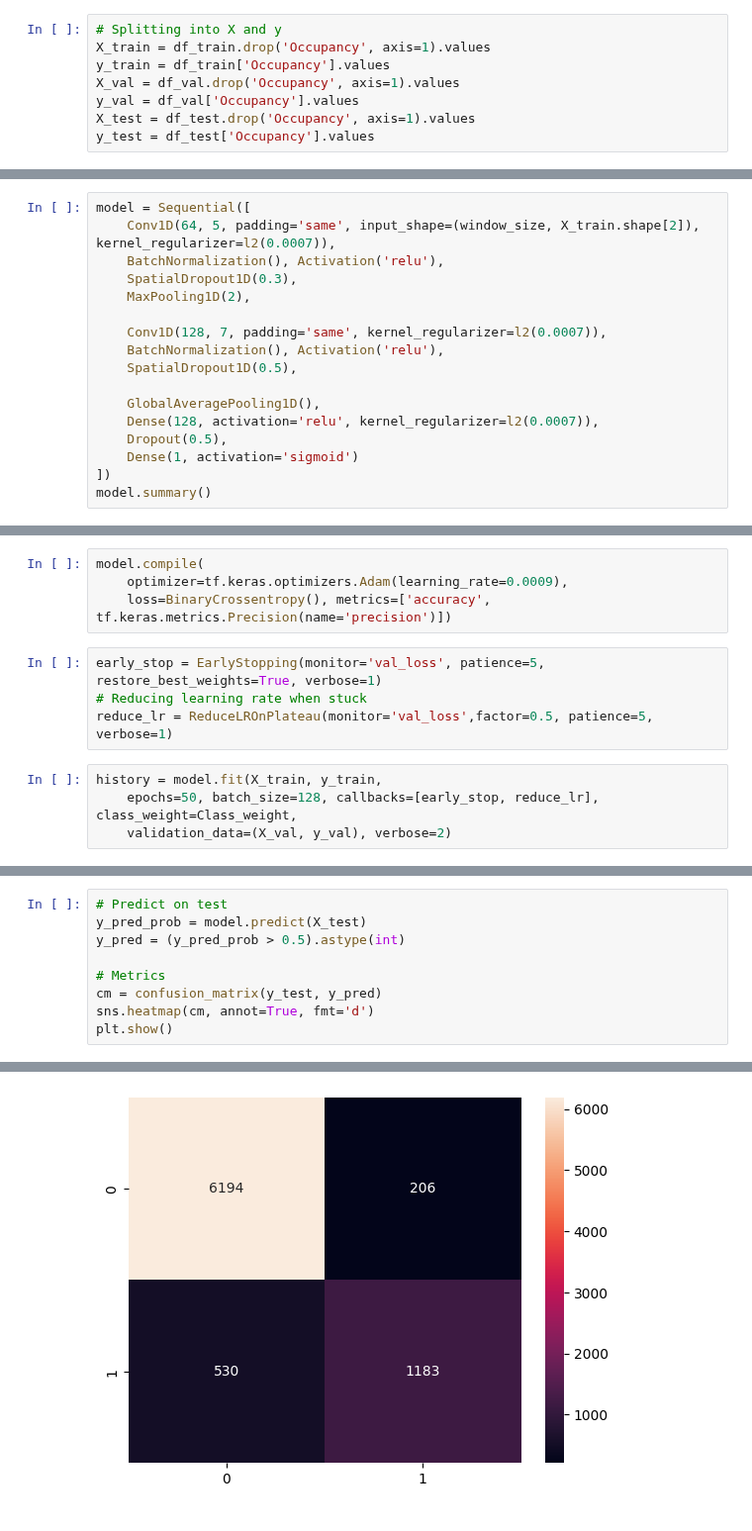
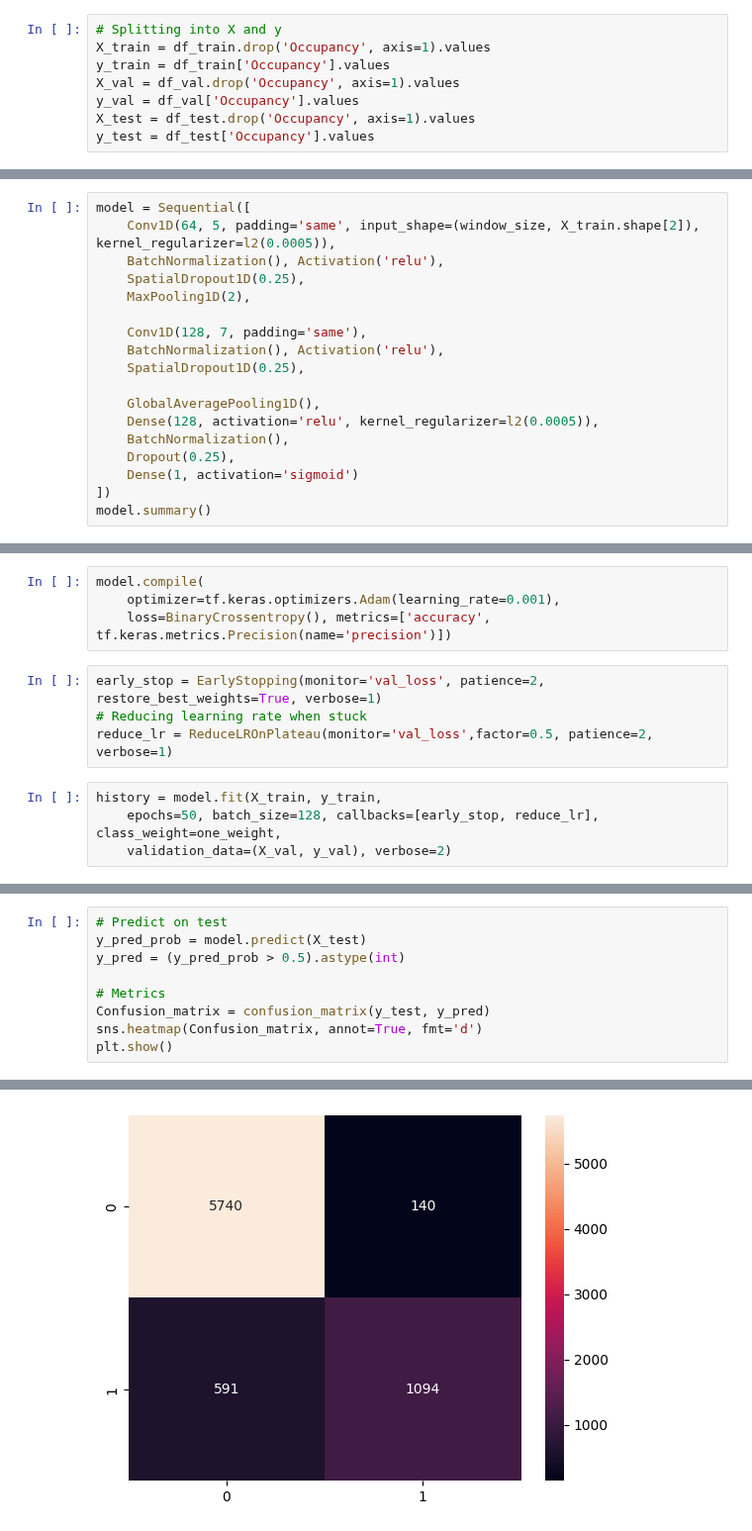
Before and after one commit to Mortti11/Deep_Learning, a Jupyter notebook: CNN_Times_series/tf.keras.ipynb, the cells around one changed output, grey strips where cells are left out. Shown at 99% size. Drawn from its saved outputs; the diff is of its cells as text.

```diff
--- a/CNN_Times_series/tf.keras.ipynb
+++ b/CNN_Times_series/tf.keras.ipynb
@@ -113,17 +151,18 @@ Class_weight
 # %%
 model = Sequential([
-    Conv1D(64, 5, padding='same', input_shape=(window_size, X_train.shape[2]), kernel_regularizer=l2(0.0007)),
+    Conv1D(64, 5, padding='same', input_shape=(window_size, X_train.shape[2]), kernel_regularizer=l2(0.0005)),
     BatchNormalization(), Activation('relu'),
-    SpatialDropout1D(0.3),
+    SpatialDropout1D(0.25),
     MaxPooling1D(2),
 
-    Conv1D(128, 7, padding='same', kernel_regularizer=l2(0.0007)),
+    Conv1D(128, 7, padding='same'),
     BatchNormalization(), Activation('relu'),
-    SpatialDropout1D(0.5),
+    SpatialDropout1D(0.25),
 
     GlobalAveragePooling1D(),
-    Dense(128, activation='relu', kernel_regularizer=l2(0.0007)),
-    Dropout(0.5),
+    Dense(128, activation='relu', kernel_regularizer=l2(0.0005)),
+    BatchNormalization(),
+    Dropout(0.25),
     Dense(1, activation='sigmoid')
 ])
 model.summary()
@@ -152,14 +191,14 @@ Model: "sequential"
 # %%
 model.compile(
-    optimizer=tf.keras.optimizers.Adam(learning_rate=0.0009),
+    optimizer=tf.keras.optimizers.Adam(learning_rate=0.001),
     loss=BinaryCrossentropy(), metrics=['accuracy', tf.keras.metrics.Precision(name='precision')])
 # %%
-early_stop = EarlyStopping(monitor='val_loss', patience=5, restore_best_weights=True, verbose=1)
+early_stop = EarlyStopping(monitor='val_loss', patience=2, restore_best_weights=True, verbose=1)
 # Reducing learning rate when stuck
-reduce_lr = ReduceLROnPlateau(monitor='val_loss',factor=0.5, patience=5, verbose=1)
+reduce_lr = ReduceLROnPlateau(monitor='val_loss',factor=0.5, patience=2, verbose=1)
 # %%
 history = model.fit(X_train, y_train,
-    epochs=50, batch_size=128, callbacks=[early_stop, reduce_lr], class_weight=Class_weight,
+    epochs=50, batch_size=128, callbacks=[early_stop, reduce_lr], class_weight=one_weight,
     validation_data=(X_val, y_val), verbose=2)
 # %% [output]
 Epoch 1/50
@@ -205,7 +244,7 @@ y_pred_prob = model.predict(X_test)
 y_pred = (y_pred_prob > 0.5).astype(int)
 
 # Metrics
-cm = confusion_matrix(y_test, y_pred)
-sns.heatmap(cm, annot=True, fmt='d')
+Confusion_matrix = confusion_matrix(y_test, y_pred)
+sns.heatmap(Confusion_matrix, annot=True, fmt='d')
 plt.show()
 # %% [output]
@@ -213,4 +252,4 @@ plt.show()
-[figure, old version]
+[figure, new version]
 # %%
 # Classification report
 print(classification_report(y_test, y_pred))
```
Also changed, not shown: parts of 17 cells of this notebook, 2 other files.
